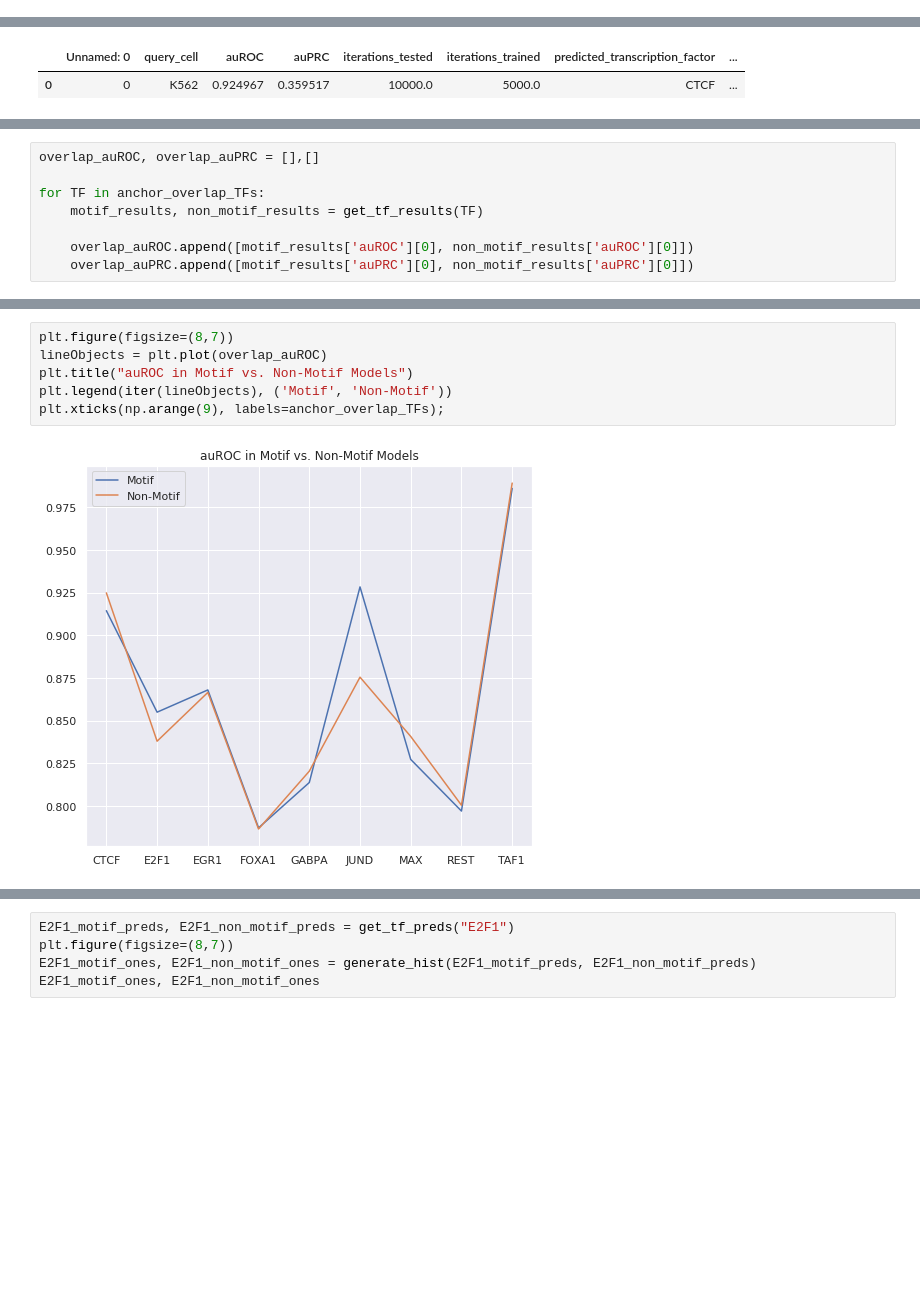
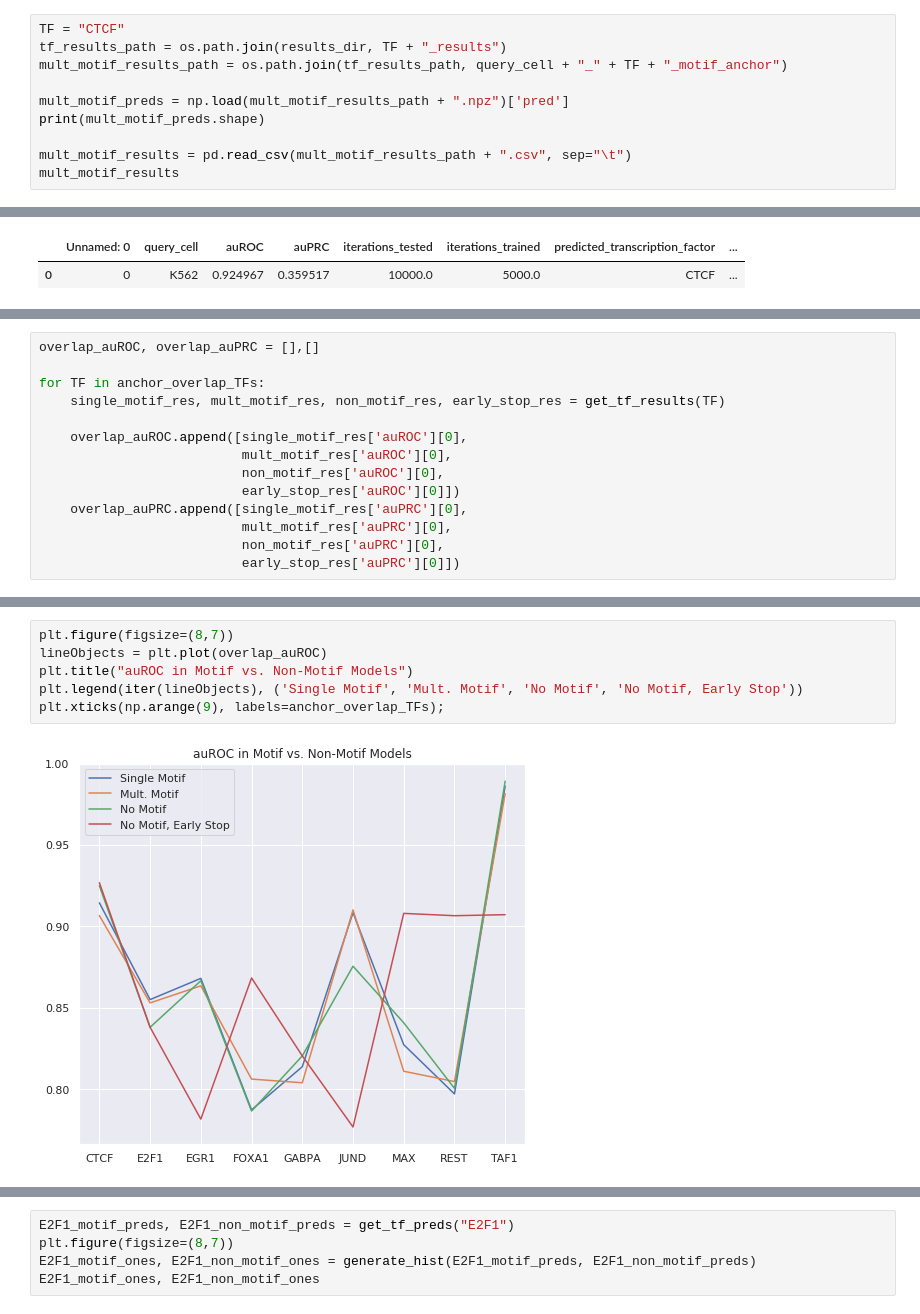
Before and after one commit to januusingh/epitome, a Jupyter notebook: Compare Epitome Models.ipynb, the cells around one changed output, grey strips where cells are left out. Saved outputs shown, nothing was run; the diff lists cells and outputs as text; blank space fills up the shorter version.

```diff
--- a/Compare Epitome Models.ipynb
+++ b/Compare Epitome Models.ipynb
@@ -36,3 +39,13 @@ motif_results
 (10000, 1)
 |  | Unnamed: 0 | query_cell | auROC | auPRC | iterations_tested | iterations_trained | predicted_transcription_factor | ... |
 | 0 | 0 | K562 | 0.914524 | 0.320833 | 10000.0 | 5000.0 | CTCF | ... |
+# %%
+TF = "CTCF"
+tf_results_path = os.path.join(results_dir, TF + "_results")
+mult_motif_results_path = os.path.join(tf_results_path, query_cell + "_" + TF + "_motif_anchor")
+
+mult_motif_preds = np.load(mult_motif_results_path + ".npz")['pred']
+print(mult_motif_preds.shape)
+
+mult_motif_results = pd.read_csv(mult_motif_results_path + ".csv", sep="\t")
+mult_motif_results
@@ -107,10 +154,16 @@ def get_tf_results(TF):
 overlap_auROC, overlap_auPRC = [],[]
 
 for TF in anchor_overlap_TFs:
-    motif_results, non_motif_results = get_tf_results(TF)
+    single_motif_res, mult_motif_res, non_motif_res, early_stop_res = get_tf_results(TF)
 
-    overlap_auROC.append([motif_results['auROC'][0], non_motif_results['auROC'][0]])
-    overlap_auPRC.append([motif_results['auPRC'][0], non_motif_results['auPRC'][0]])
+    overlap_auROC.append([single_motif_res['auROC'][0],
+                          mult_motif_res['auROC'][0],
+                          non_motif_res['auROC'][0],
+                          early_stop_res['auROC'][0]])
+    overlap_auPRC.append([single_motif_res['auPRC'][0],
+                          mult_motif_res['auPRC'][0],
+                          non_motif_res['auPRC'][0],
+                          early_stop_res['auPRC'][0]])
 # %%
 plt.figure(figsize=(8,7))
 lineObjects = plt.plot(overlap_auPRC)
@@ -122,8 +175,8 @@ plt.xticks(np.arange(9), labels=anchor_overlap_TFs);
 # %%
 plt.figure(figsize=(8,7))
 lineObjects = plt.plot(overlap_auROC)
 plt.title("auROC in Motif vs. Non-Motif Models")
-plt.legend(iter(lineObjects), ('Motif', 'Non-Motif'))
+plt.legend(iter(lineObjects), ('Single Motif', 'Mult. Motif', 'No Motif', 'No Motif, Early Stop'))
 plt.xticks(np.arange(9), labels=anchor_overlap_TFs);
 # %% [output]
-[figure, old version]
+[figure, new version]
```
Also changed, not shown: parts of 11 cells of this notebook, 3 other files.
